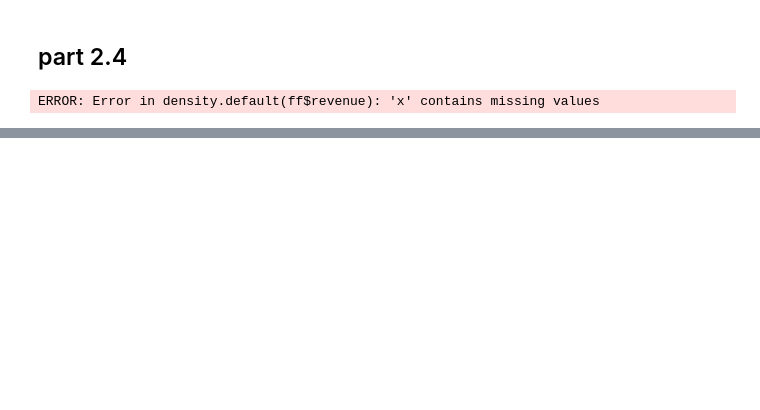
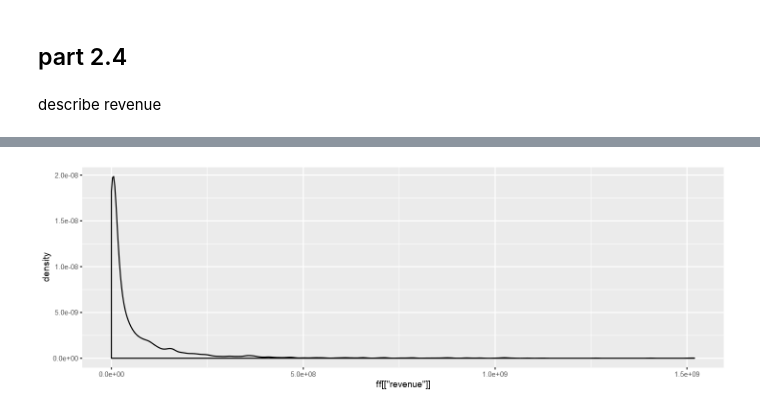
Before and after one commit to rafichn/DataScience, a Jupyter notebook: stats/EDA final with R.ipynb, the cells around one changed output, grey strips where cells are left out. Drawn from its saved outputs; the diff is of its cells as text; code cells hidden in the pictures; blank space fills up the shorter version.

```diff
--- a/stats/EDA final with R.ipynb
+++ b/stats/EDA final with R.ipynb
@@ -156,7 +721,7 @@ ERROR: Error in corrplot(res, type = "upper"): could not find function "corrplot
 # %% [markdown]
 ## part 2.4
-# %%
-d <- density(ff$revenue) # returns the density data
-d
-# %% [output]
-ERROR: Error in density.default(ff$revenue): 'x' contains missing values
+# %% [markdown]
+describe revenue
+# %%
+ggplot(data=ff) + geom_density(aes(ff[['revenue']]))
+# %% [output]
@@ -162,0 +730 @@ ERROR: Error in density.default(ff$revenue): 'x' contains missing values
+[figure, added]
```
Also changed, not shown: parts of 30 cells of this notebook.
